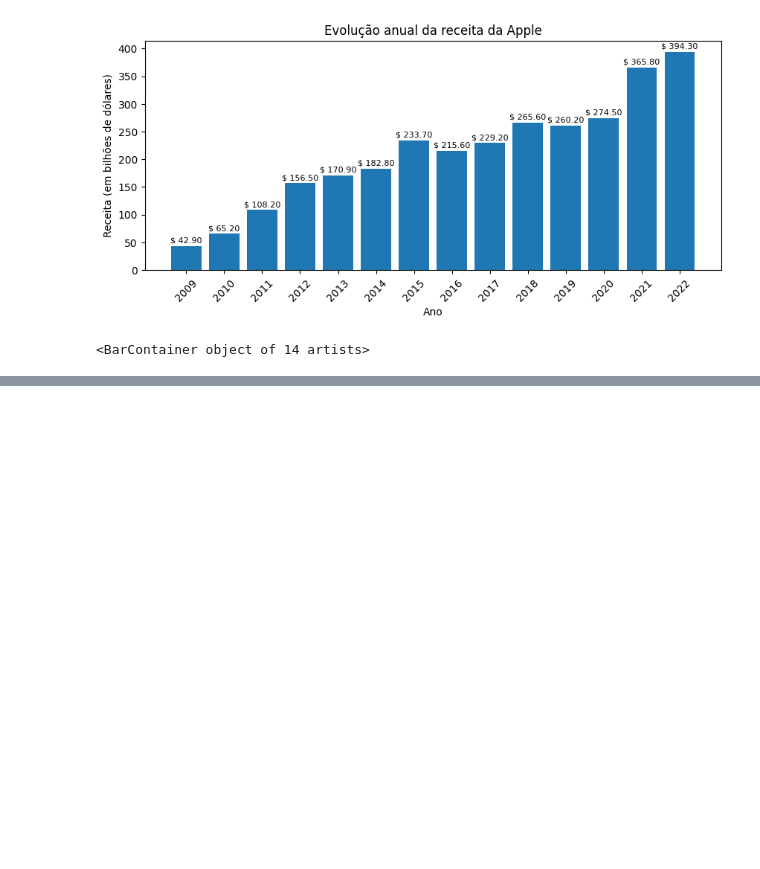
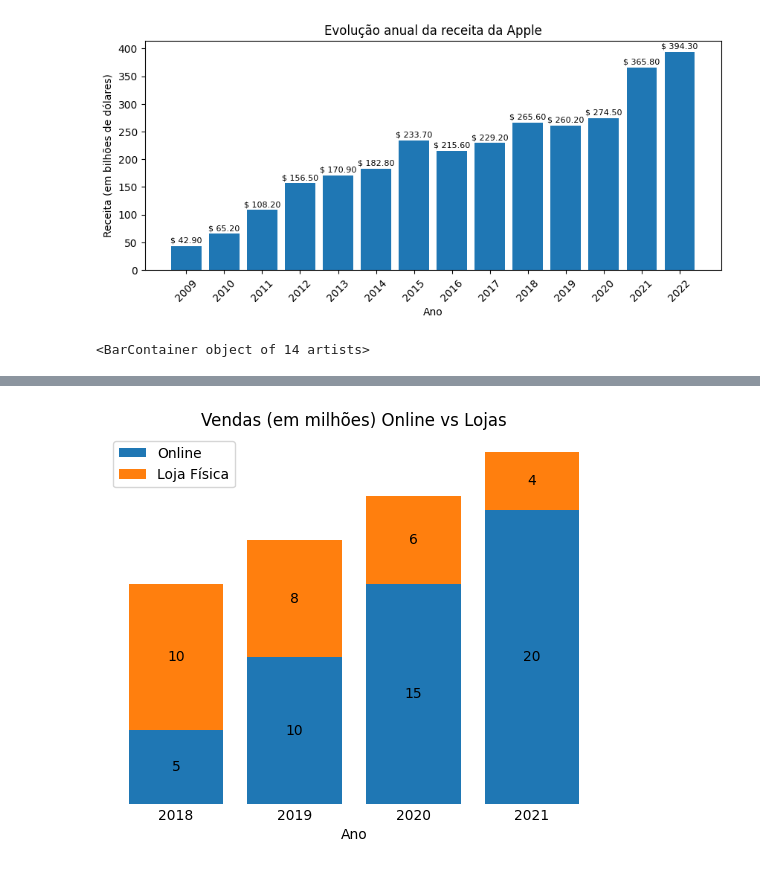
Before and after one commit to sdemoviart/data-viz-python-collection, a Jupyter notebook: bar_chart.ipynb, the cells around one changed output, grey strips where cells are left out. Cells and saved outputs as stored; diff of their text form; code cells hidden in the pictures; blank space fills up the shorter version.

```diff
--- a/bar_chart.ipynb
+++ b/bar_chart.ipynb
@@ -73,0 +105,29 @@ print(barras)
+# %%
+# Otimizando e melhorando exemplo anterior
+anos = [2018, 2019, 2020, 2021]
+vendas_online = [5, 10, 15, 20]
+vendas_loja_fisica = [10, 8, 6, 4]
+
+# atribuir as barras a variáveis, possibilitando pegar os conjuntos de barras e mudar as propriedades
+barras_online = plt.bar(anos, vendas_online, label='Online')
+barras_loja_fisica = plt.bar(anos, vendas_loja_fisica, bottom=vendas_online, label='Loja Física')
+
+#Declarando as duas barras
+plt.bar_label(barras_online, labels=vendas_online, label_type='center')
+plt.bar_label(barras_loja_fisica, labels=vendas_loja_fisica, label_type='center')
+
+
+# Força o matplotlib a exibir os números de anos como inteiros, se comentar essa linha do código, você vai perceber que ficou estranho.
+plt.xticks(ticks=anos)
+
+plt.box(False)
+plt.tick_params(axis='x', length=0)
+plt.xlabel('Ano')
+plt.yticks([])
+#plt.ylabel('Vendas (em milhões de reais)')
+plt.title('Vendas (em milhões) Online vs Lojas')
+plt.legend()
+
+plt.show()
+# %% [output]
+[figure, added]
```
Also changed, not shown: parts of 2 cells of this notebook.
